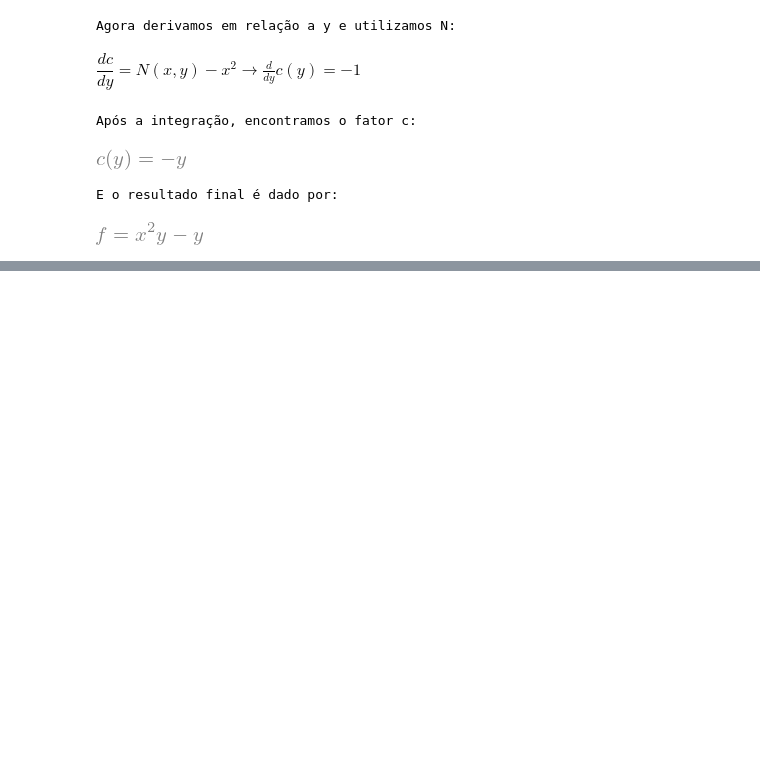
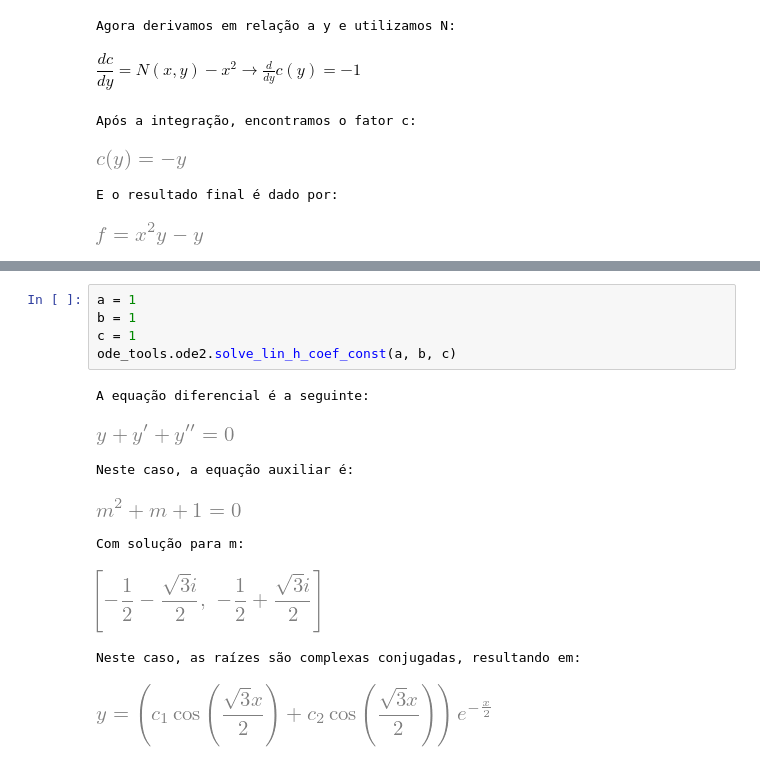
Before and after one commit to brunollago/ode_tools, a Jupyter notebook: ode_example.ipynb, the cells around one changed output, grey strips where cells are left out. Saved outputs shown, nothing was run; the diff lists cells and outputs as text; blank space fills up the shorter version.

Commit message:
implemented solve_lin_h_coef_const

```diff
--- a/ode_example.ipynb
+++ b/ode_example.ipynb
@@ -83,0 +89,14 @@ E o resultado final é dado por:
+# %%
+a = 1
+b = 1
+c = 1
+ode_tools.ode2.solve_lin_h_coef_const(a, b, c)
+# %% [output]
+A equação diferencial é a seguinte:
+[figure, added]
+Neste caso, a equação auxiliar é:
+[figure, added]
+Com solução para m:
+[figure, added]
+Neste caso, as raízes são complexas conjugadas, resultando em:
+[figure, added]
```
Also changed, not shown: parts of 1 cell of this notebook, 1 other file.
